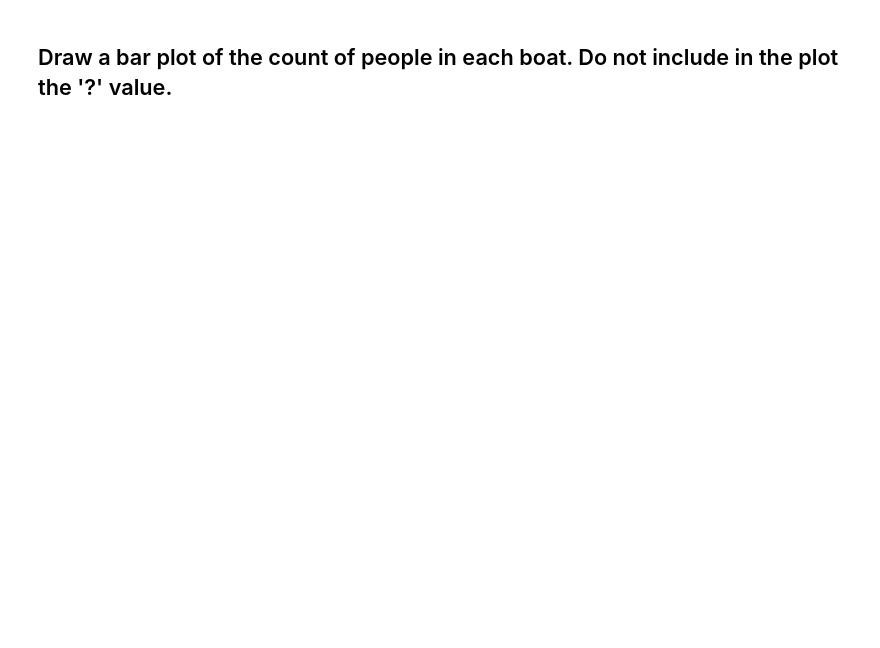
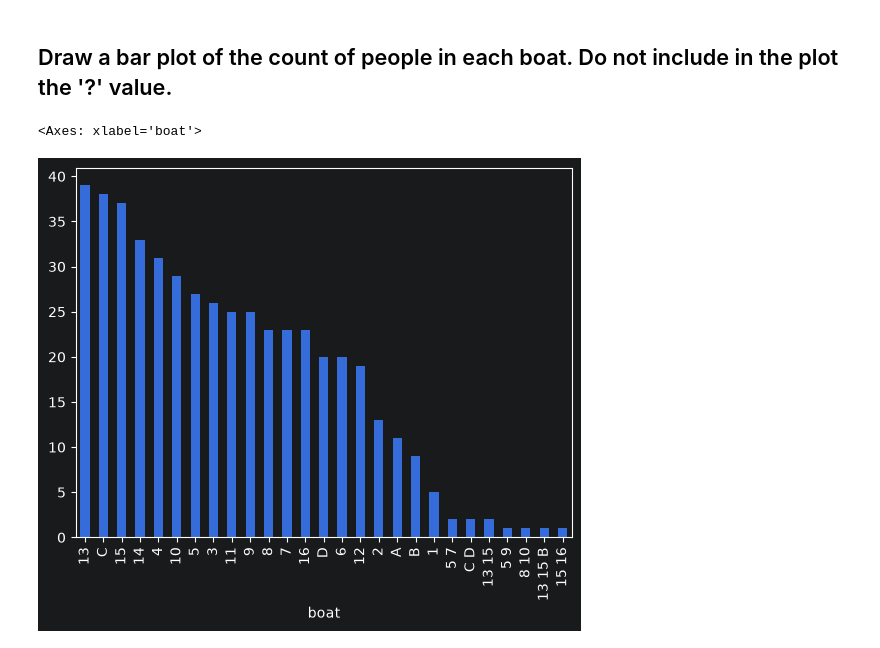
Before and after one commit to arsindelve/ms-in-ai, a Jupyter notebook: CSCI-513/AssignmentFive/Assignment5.ipynb, the cells around one changed output. Drawn from its saved outputs; the diff is of its cells as text; code cells hidden in the pictures; blank space fills up the shorter version.

```diff
--- a/CSCI-513/AssignmentFive/Assignment5.ipynb
+++ b/CSCI-513/AssignmentFive/Assignment5.ipynb
@@ -78,2 +98,7 @@ df[(df['age'] != '?') & (df['survived'] == 1)]["age"].value_counts().head(10).pl
 # %% [markdown]
 ## Draw a bar plot of the count of people in each boat. Do not include in the plot the '?' value.
+# %%
+df[(df['boat'] != '?')]["boat"].value_counts().plot(kind='bar')
+# %% [output]
+<Axes: xlabel='boat'>
+[figure, added]
```
Also changed, not shown: parts of 11 cells of this notebook.
